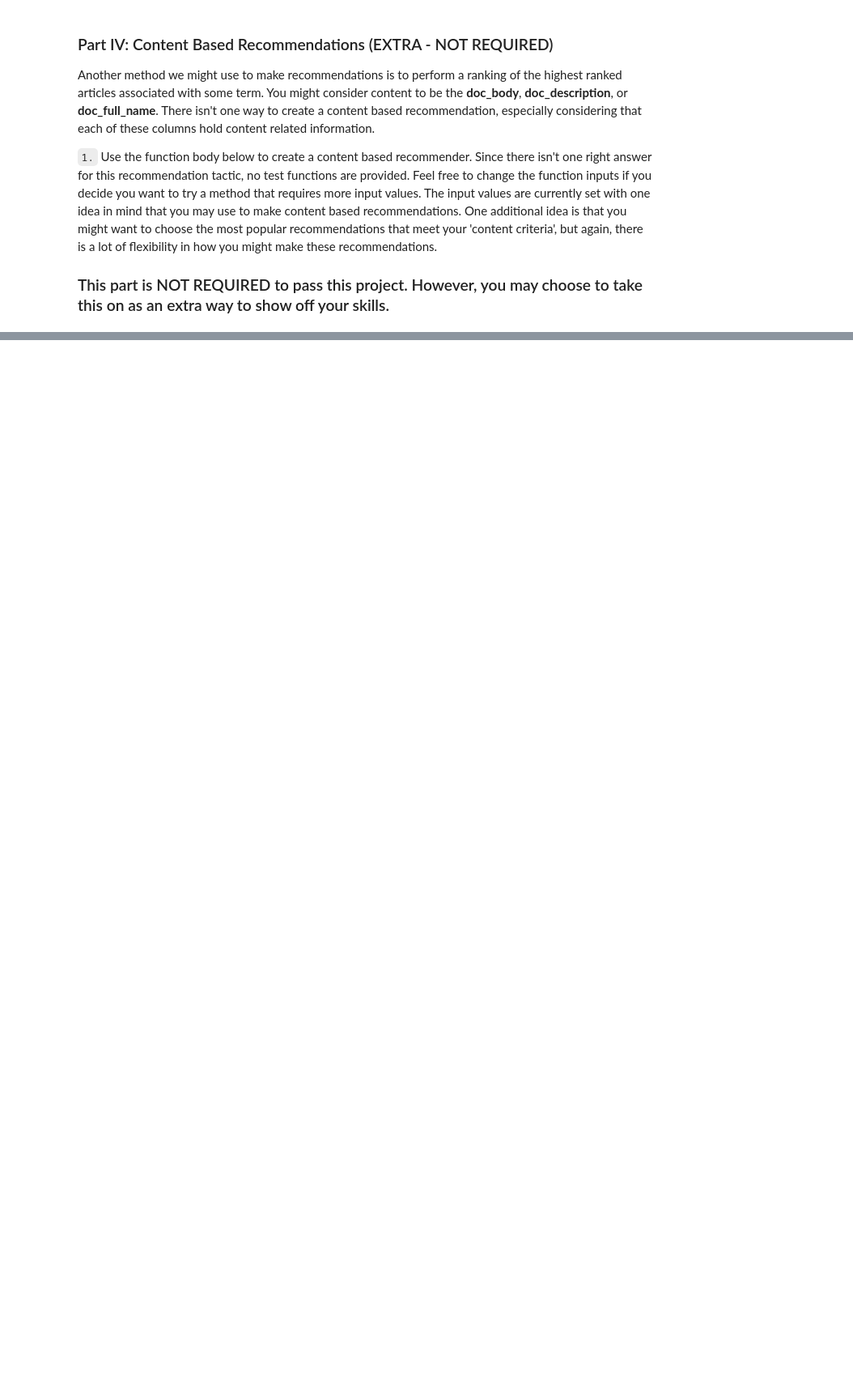
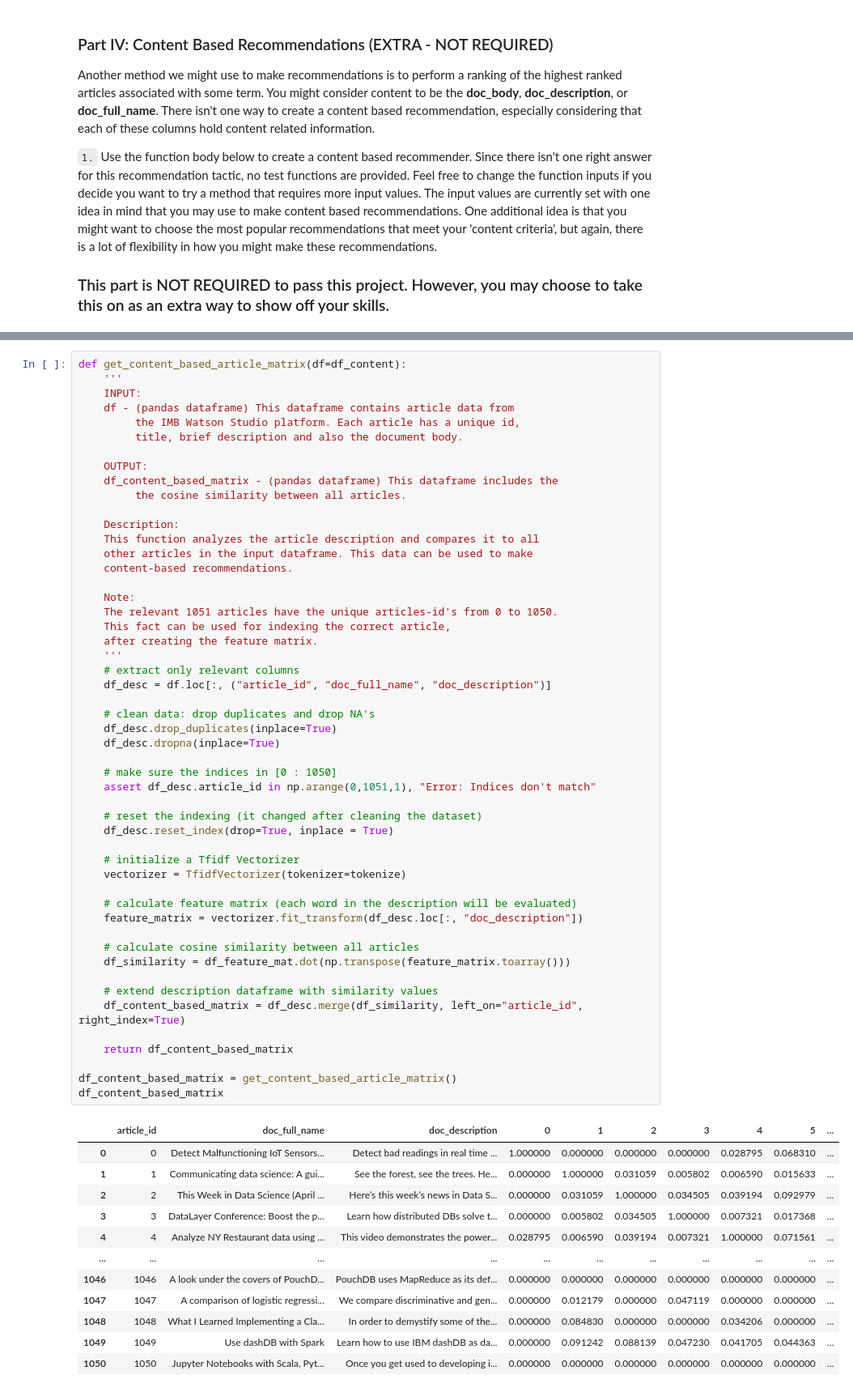
Before and after one commit to lethiess/RecommenderSystem, a Jupyter notebook: Recommendations_with_IBM.ipynb, the cells around one changed output, grey strips where cells are left out. Shown: that part at 81% size. Cells and saved outputs as stored; diff of their text form; blank space fills up the shorter version.

Commit message:
Content based recommendations
* Add basic functions for content based article comparison based
  on cosine similarity.

```diff
--- a/Recommendations_with_IBM.ipynb
+++ b/Recommendations_with_IBM.ipynb
@@ -660,0 +710,64 @@ Another method we might use to make recommendations is to perform a ranking of t
+# %%
+def get_content_based_article_matrix(df=df_content):
+    '''
+    INPUT:
+    df - (pandas dataframe) This dataframe contains article data from
+         the IMB Watson Studio platform. Each article has a unique id,
+         title, brief description and also the document body.
+
+    OUTPUT:
+    df_content_based_matrix - (pandas dataframe) This dataframe includes the
+         the cosine similarity between all articles.
+
+    Description:
+    This function analyzes the article description and compares it to all
+    other articles in the input dataframe. This data can be used to make
+    content-based recommendations.
+
+    Note:
+    The relevant 1051 articles have the unique articles-id's from 0 to 1050.
+    This fact can be used for indexing the correct article,
+    after creating the feature matrix.
+    '''
+    # extract only relevant columns
+    df_desc = df.loc[:, ("article_id", "doc_full_name", "doc_description")]
+
+    # clean data: drop duplicates and drop NA's
+    df_desc.drop_duplicates(inplace=True)
+    df_desc.dropna(inplace=True)
+
+    # make sure the indices in [0 : 1050]
+    assert df_desc.article_id in np.arange(0,1051,1), "Error: Indices don't match"
+
+    # reset the indexing (it changed after cleaning the dataset)
+    df_desc.reset_index(drop=True, inplace = True)
+
+    # initialize a Tfidf Vectorizer
+    vectorizer = TfidfVectorizer(tokenizer=tokenize)
+
+    # calculate feature matrix (each word in the description will be evaluated)
+    feature_matrix = vectorizer.fit_transform(df_desc.loc[:, "doc_description"])
+
+    # calculate cosine similarity between all articles
+    df_similarity = df_feature_mat.dot(np.transpose(feature_matrix.toarray()))
+
+    # extend description dataframe with similarity values
+    df_content_based_matrix = df_desc.merge(df_similarity, left_on="article_id", right_index=True)
+
+    return df_content_based_matrix
+
+df_content_based_matrix = get_content_based_article_matrix()
+df_content_based_matrix
+# %% [output]
+|  | article_id | doc_full_name | doc_description | 0 | 1 | 2 | 3 | 4 | 5 | ... |
+| 0 | 0 | Detect Malfunctioning IoT Sensors... | Detect bad readings in real time ... | 1.000000 | 0.000000 | 0.000000 | 0.000000 | 0.028795 | 0.068310 | ... |
+| 1 | 1 | Communicating data science: A gui... | See the forest, see the trees. He... | 0.000000 | 1.000000 | 0.031059 | 0.005802 | 0.006590 | 0.015633 | ... |
+| 2 | 2 | This Week in Data Science (April ... | Here’s this week’s news in Data S... | 0.000000 | 0.031059 | 1.000000 | 0.034505 | 0.039194 | 0.092979 | ... |
+| 3 | 3 | DataLayer Conference: Boost the p... | Learn how distributed DBs solve t... | 0.000000 | 0.005802 | 0.034505 | 1.000000 | 0.007321 | 0.017368 | ... |
+| 4 | 4 | Analyze NY Restaurant data using ... | This video demonstrates the power... | 0.028795 | 0.006590 | 0.039194 | 0.007321 | 1.000000 | 0.071561 | ... |
+| ... | ... | ... | ... | ... | ... | ... | ... | ... | ... | ... |
+| 1046 | 1046 | A look under the covers of PouchD... | PouchDB uses MapReduce as its def... | 0.000000 | 0.000000 | 0.000000 | 0.000000 | 0.000000 | 0.000000 | ... |
+| 1047 | 1047 | A comparison of logistic regressi... | We compare discriminative and gen... | 0.000000 | 0.012179 | 0.000000 | 0.047119 | 0.000000 | 0.000000 | ... |
+| 1048 | 1048 | What I Learned Implementing a Cla... | In order to demystify some of the... | 0.000000 | 0.084830 | 0.000000 | 0.000000 | 0.034206 | 0.000000 | ... |
+| 1049 | 1049 | Use dashDB with Spark | Learn how to use IBM dashDB as da... | 0.000000 | 0.091242 | 0.088139 | 0.047230 | 0.041705 | 0.044363 | ... |
+| 1050 | 1050 | Jupyter Notebooks with Scala, Pyt... | Once you get used to developing i... | 0.000000 | 0.000000 | 0.000000 | 0.000000 | 0.000000 | 0.000000 | ... |
```
Also changed, not shown: parts of 6 cells of this notebook.
